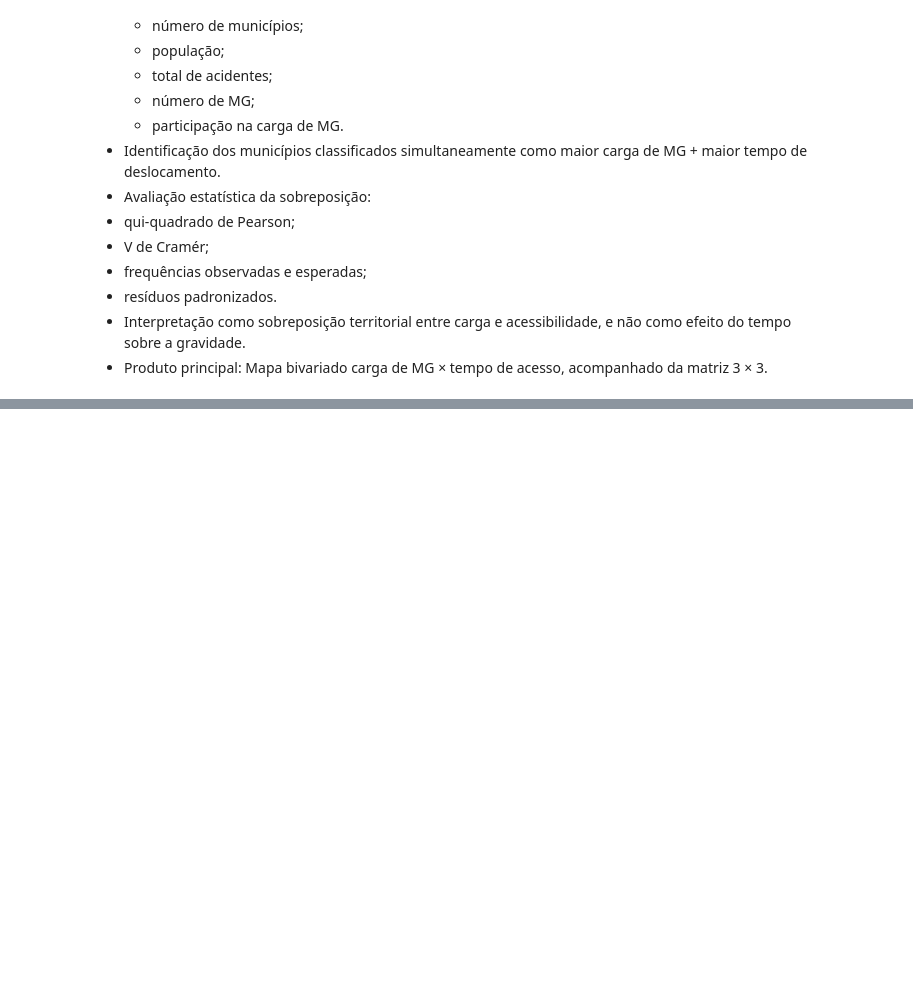
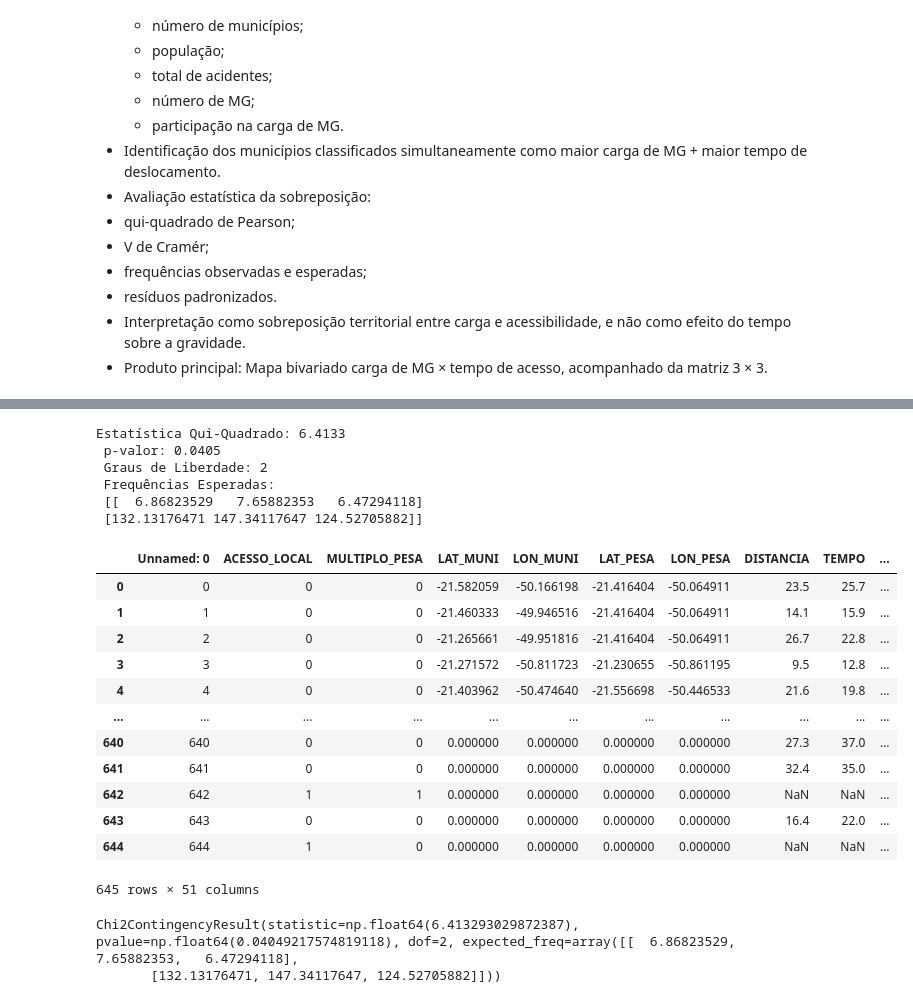
Before and after one commit to lucascgmermano/escorpiao_pesa, a Jupyter notebook: Quadro2/06-analise_02.ipynb, the cells around one changed output, grey strips where cells are left out. Drawn from its saved outputs; the diff is of its cells as text; code cells hidden in the pictures; blank space fills up the shorter version.

```diff
--- a/Quadro2/06-analise_02.ipynb
+++ b/Quadro2/06-analise_02.ipynb
@@ -428,0 +441,38 @@ df[df['TEMPO_50']=='>50 min'][['MUNI','TEMPO']]
+# %%
+tabCargaTempo = pd.crosstab(df['TEMPO_50'], df['CARGA_MG'])
+chi, pvalor, graus_lib, esperados = chi2_contingency(tabCargaTempo)
+
+print(f"Estatística Qui-Quadrado: {chi:.4f}", '\n',
+      f"p-valor: {pvalor:.4f}", '\n',
+      f"Graus de Liberdade: {graus_lib}", '\n',
+      "Frequências Esperadas:\n", esperados)
+# %% [output]
+Estatística Qui-Quadrado: 6.4133
+ p-valor: 0.0405
+ Graus de Liberdade: 2
+ Frequências Esperadas:
+ [[  6.86823529   7.65882353   6.47294118]
+ [132.13176471 147.34117647 124.52705882]]
+# %%
+df.select_dtypes(include=['float', 'number'])
+# %% [output]
+|  | Unnamed: 0 | ACESSO_LOCAL | MULTIPLO_PESA | LAT_MUNI | LON_MUNI | LAT_PESA | LON_PESA | DISTANCIA | TEMPO | ... |
+| 0 | 0 | 0 | 0 | -21.582059 | -50.166198 | -21.416404 | -50.064911 | 23.5 | 25.7 | ... |
+| 1 | 1 | 0 | 0 | -21.460333 | -49.946516 | -21.416404 | -50.064911 | 14.1 | 15.9 | ... |
+| 2 | 2 | 0 | 0 | -21.265661 | -49.951816 | -21.416404 | -50.064911 | 26.7 | 22.8 | ... |
+| 3 | 3 | 0 | 0 | -21.271572 | -50.811723 | -21.230655 | -50.861195 | 9.5 | 12.8 | ... |
+| 4 | 4 | 0 | 0 | -21.403962 | -50.474640 | -21.556698 | -50.446533 | 21.6 | 19.8 | ... |
+| ... | ... | ... | ... | ... | ... | ... | ... | ... | ... | ... |
+| 640 | 640 | 0 | 0 | 0.000000 | 0.000000 | 0.000000 | 0.000000 | 27.3 | 37.0 | ... |
+| 641 | 641 | 0 | 0 | 0.000000 | 0.000000 | 0.000000 | 0.000000 | 32.4 | 35.0 | ... |
+| 642 | 642 | 1 | 1 | 0.000000 | 0.000000 | 0.000000 | 0.000000 | NaN | NaN | ... |
+| 643 | 643 | 0 | 0 | 0.000000 | 0.000000 | 0.000000 | 0.000000 | 16.4 | 22.0 | ... |
+| 644 | 644 | 1 | 0 | 0.000000 | 0.000000 | 0.000000 | 0.000000 | NaN | NaN | ... |
+645 rows × 51 columns
+# %%
+
+
+chi2_contingency(pd.crosstab(df['TEMPO_50'], df['CARGA_MG']))
+# %% [output]
+Chi2ContingencyResult(statistic=np.float64(6.413293029872387), pvalue=np.float64(0.04049217574819118), dof=2, expected_freq=array([[  6.86823529,   7.65882353,   6.47294118],
+       [132.13176471, 147.34117647, 124.52705882]]))
```
Also changed, not shown: parts of 5 cells of this notebook, 2 other files.
